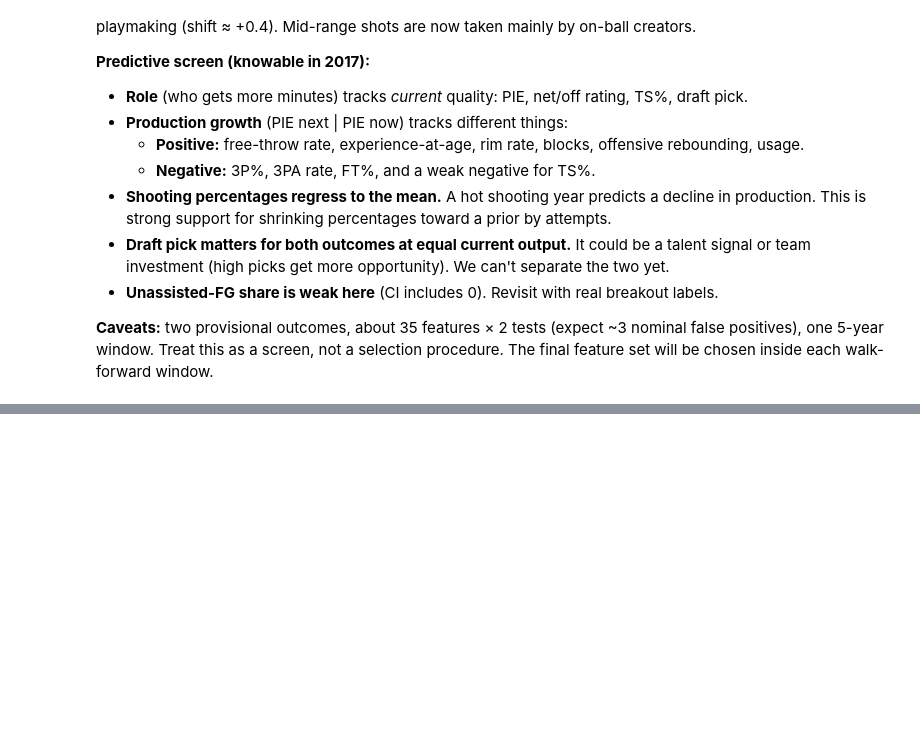
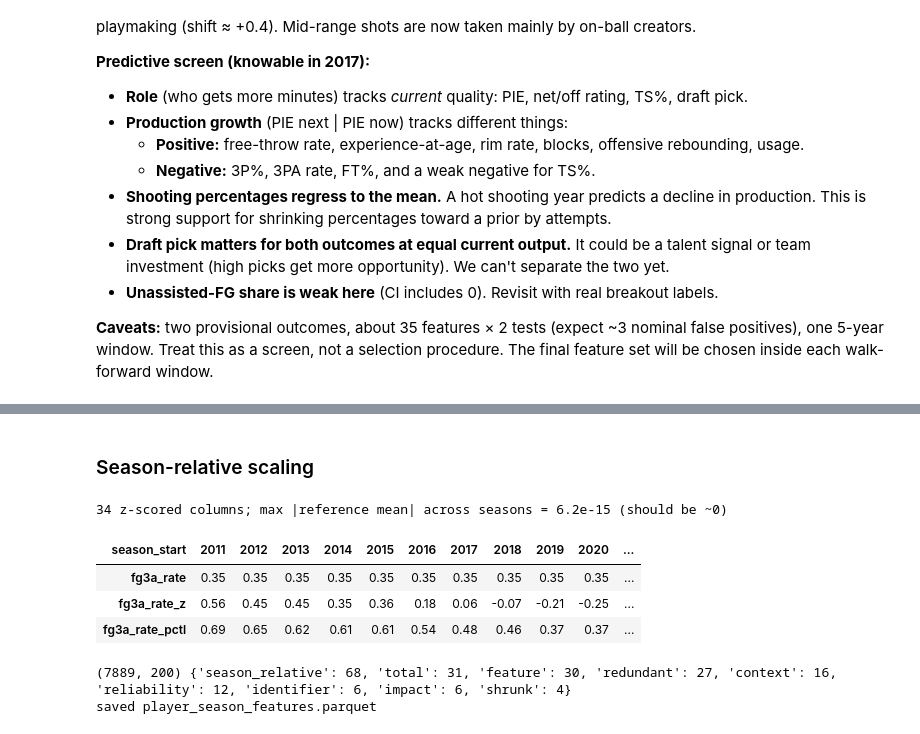
Before and after one commit to dan-j-e/unicorn-hunting, a Jupyter notebook: notebooks/02_player_seasons.ipynb, the cells around one changed output, grey strips where cells are left out. Cells and saved outputs as stored; diff of their text form; code cells hidden in the pictures; blank space fills up the shorter version.

```diff
--- a/notebooks/02_player_seasons.ipynb
+++ b/notebooks/02_player_seasons.ipynb
@@ -543,0 +617,29 @@ dd[dd["role"].isin(["feature", "redundant"])].sort_values(["role", "column"]).re
+# %% [markdown]
+### Season-relative scaling
+# %%
+feat = season_relative(feat, relative_columns())
+ref = feat[feat["min"] >= 500]
+z_cols = [c for c in feat.columns if c.endswith("_z")]
+print(f"{len(z_cols)} z-scored columns; max |reference mean| across seasons = "
+      f"{ref.groupby('season')[z_cols].mean().abs().max().max():.1e} (should be ~0)")
+
+# The same raw 3PA rate means different things in different eras
+example = (feat[feat["fg3a_rate"].between(0.345, 0.355) & (feat["min"] >= 500)]
+           .groupby("season_start")[["fg3a_rate", "fg3a_rate_z", "fg3a_rate_pctl"]].mean())
+example.round(2).T
+# %% [output]
+34 z-scored columns; max |reference mean| across seasons = 6.2e-15 (should be ~0)
+| season_start | 2011 | 2012 | 2013 | 2014 | 2015 | 2016 | 2017 | 2018 | 2019 | 2020 | ... |
+| fg3a_rate | 0.35 | 0.35 | 0.35 | 0.35 | 0.35 | 0.35 | 0.35 | 0.35 | 0.35 | 0.35 | ... |
+| fg3a_rate_z | 0.56 | 0.45 | 0.45 | 0.35 | 0.36 | 0.18 | 0.06 | -0.07 | -0.21 | -0.25 | ... |
+| fg3a_rate_pctl | 0.69 | 0.65 | 0.62 | 0.61 | 0.61 | 0.54 | 0.48 | 0.46 | 0.37 | 0.37 | ... |
+# %%
+dd = dictionary(feat)
+assert dd["in_table"].all() and (dd["role"] != "UNASSIGNED").all()
+print(feat.shape, dd["role"].value_counts().to_dict())
+
+feat.to_parquet(PROJECT_ROOT / "data" / "processed" / "player_season_features.parquet", index=False)
+print("saved player_season_features.parquet")
+# %% [output]
+(7889, 200) {'season_relative': 68, 'total': 31, 'feature': 30, 'redundant': 27, 'context': 16, 'reliability': 12, 'identifier': 6, 'impact': 6, 'shrunk': 4}
+saved player_season_features.parquet
```
Also changed, not shown: parts of 10 cells of this notebook, 6 other files.
